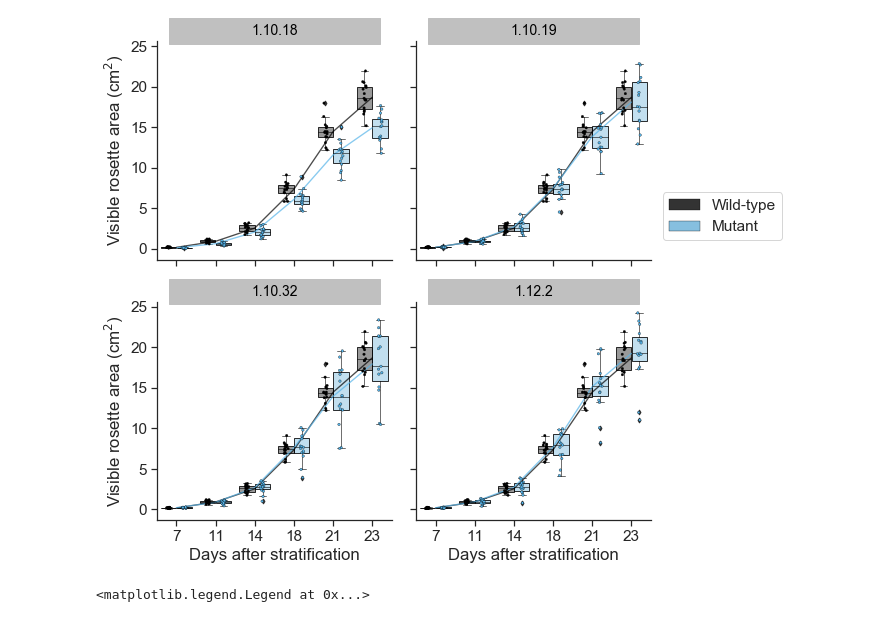
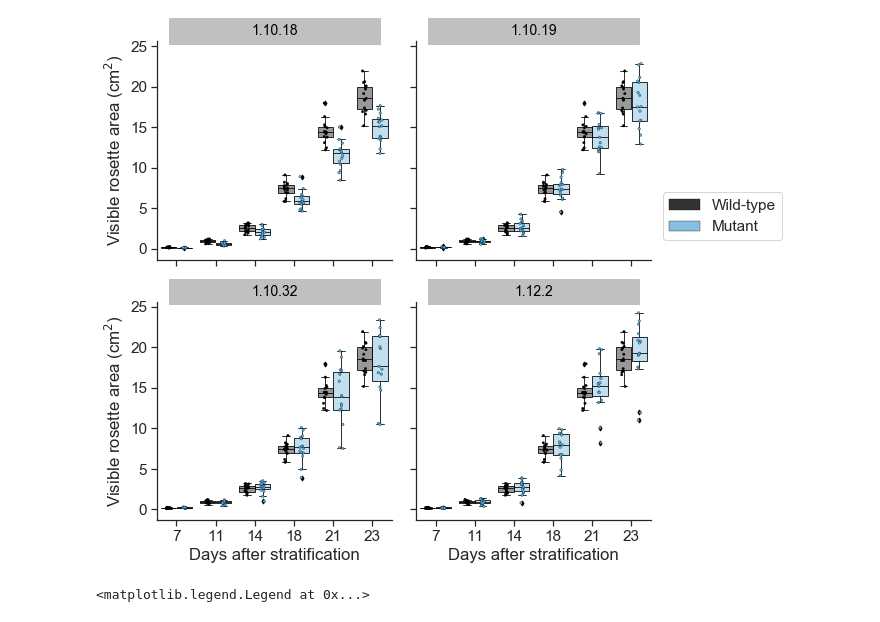
Before and after one commit to RonaCostello/Thesis, a Jupyter notebook: plots/chapter3_rosetteArea.ipynb, the cells around one changed output. Saved outputs shown, nothing was run; the diff lists cells and outputs as text; code cells hidden in the pictures.

Commit message:
Remove pointplot median line from plots

```diff
--- a/plots/chapter3_rosetteArea.ipynb
+++ b/plots/chapter3_rosetteArea.ipynb
@@ -90,40 +90,40 @@ for i, ax in enumerate(grid.axes.flat):
         Line = '1.10.32'
     if i == 3:
         Line = '1.12.2'
-    sns.pointplot(x=rosette_df['Days after stratification']-7, y='Rosette area (cm2)', data=rosette_df[rosette_df['Line'] == Line],
-                 hue='mutant_wt', hue_order = ['wt', 'mutant'], ax=ax, palette=colours, estimator=np.mean,
-                 markers="", dodge=False, join=True, scale=0.5, errwidth=0)
-    plt.setp(ax.lines, alpha=.7)
+#     sns.pointplot(x=rosette_df['Days after stratification']-7, y='Rosette area (cm2)', data=rosette_df[rosette_df['Line'] == Line],
+#                  hue='mutant_wt', hue_order = ['wt', 'mutant'], ax=ax, palette=colours, estimator=np.median,
+#                  markers="", dodge=False, join=True, scale=0.5, errwidth=0)
+#     plt.setp(ax.lines, alpha=.7)
 
 # Draw a strip plot
 stripplot = grid.map(sns.stripplot, 'Days after stratification', 'Rosette area (cm2)', data=rosette_df,
       hue='mutant_wt', hue_order=['wt', 'mutant'], size=2.5, alpha=1, jitter=True, linewidth=0.3,
       dodge=True, palette=colours, edgecolor='gray')
 
 # Adjust position and transparency of legend
 handles, labels = ax.get_legend_handles_labels()
 leg = plt.legend(handles[0:2],['Wild-type', 'Mutant'], bbox_to_anchor=(1.05, 1.5), loc=2, borderaxespad=0.)
 for lh in leg.legendHandles:
     lh.set_alpha(.8)
 
 # Set titles
 grid.set_titles("{col_name}")
 for ax in grid.axes:
     # set the title position to the horizontal center (0.5) of the axes
     title = ax.set_title(ax.get_title(), position=(.5, 1.0), backgroundcolor="silver", color='black',
                          size=14)
     # set the box style of the title text box to our custom box
     bb = title.get_bbox_patch()
     # use the axes' width as width of the text box
     bb.set_boxstyle("ext", pad=0.4, width=ax.get_window_extent().width )
 
 
 # Set axis labels
 grid.set_axis_labels(x_var="Days after stratification", y_var="Visible rosette area (cm$^2$)")
 
 plt.savefig("../figures/rosetteArea.pdf", transparent=True, dpi=300, bbox_inches='tight')
 # %% [output]
-[figure, old version]
+[figure, new version]
 # %%
 from scipy.stats import logistic
 
```
Also changed, not shown: 1 other file.
